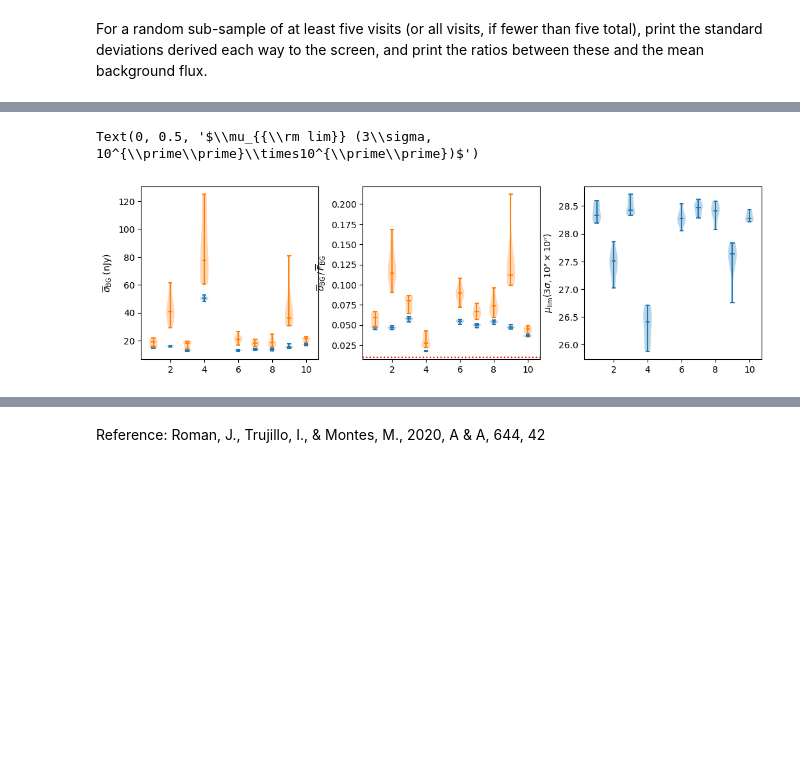
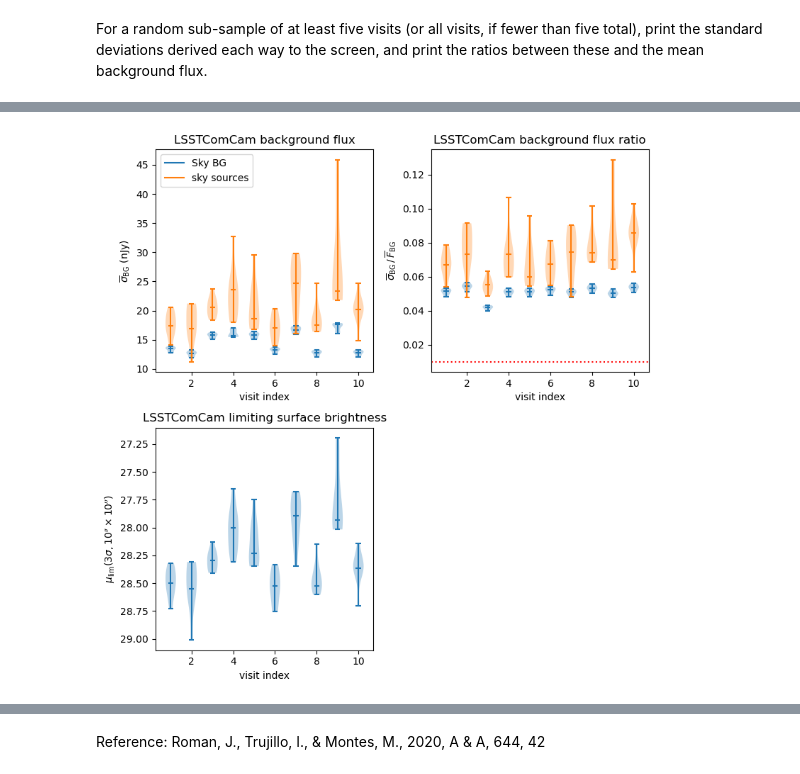
Before and after one commit to zhouconghao/sciunit_lsb, a Jupyter notebook: notebooks/test_LVV-T1074.ipynb, the cells around one changed output, grey strips where cells are left out. Cells and saved outputs as stored; diff of their text form; code cells hidden in the pictures; blank space fills up the shorter version.

```diff
--- a/notebooks/test_LVV-T1074.ipynb
+++ b/notebooks/test_LVV-T1074.ipynb
@@ -32,0 +83,4 @@ Image and metadata retrieval is wrapped into a function called `retrieveImage`,
+# %%
+# Instantiate the Butler
+repo = "/repo/main"
+butler = Butler.from_config(repo, collections=collection)
@@ -234,16 +285,0 @@ Or run the following cell to initialize the notebook for HSC images.
-# %%
-# Initialize the butler repo pointing to the DM-45857 (w_2024_34) collection
-repo = "/repo/main"
-collection = "HSC/runs/RC2/w_2024_34/DM-45857"
-instrument = "HSC"
-detectors = list(range(104))
-detectors.remove(9)  # Faulty CCD in HSC
-
-butler = Butler(repo, collections=collection)
-
-# Find the visit IDs
-refs = butler.query_datasets("sourceTable_visit", collections=collection)
-# Limit to g-band visits
-visits = [x.dataId["visit"] for x in refs if x.dataId["band"] == "g"]
-# Reduce run-time by using a sub-sample of all visits
-visits = visits[:5]  # Larger number of CCDs in HSC, so a smaller sub-sample is a good idea
@@ -380,36 +459,56 @@ Create violin plots showing distributions of standard deviations in sky-subtract
 # %%
 # Pick 10 visits of the full sample at random, or all if len < 10
 if len(visits) < 10:
     idx = np.arange(len(visits))
 else:
+    rng = np.random.default_rng(12345)  # Set a seed for reproducibility
     idx = rng.choice(np.arange(len(visits)), size=10, replace=False)
 
-fig, ax = plt.subplots(1, 3, figsize=(12.5, 3.5))
+fig, axs = plt.subplots(2, 2, figsize=(8, 8))
+axs = axs.flatten()
+
 # Standard deviation
 # From background flux distributions
-ax[0].violinplot([noiseDict[visits[i]]["sigSkyBg"] for i in idx],
-                 showmedians=True)
-# From sky objects
-ax[0].violinplot([noiseDict[visits[i]]["sigSkyObj"] for i in idx],
-                showmedians=True)
-ax[0].set_ylabel(r"$\overline{\sigma}_{\rm BG}$ (nJy)")
+axs[0].violinplot(
+    [noiseDict[visits[i]]["sigSkyBg"] for i in idx],
+    showmedians=True,
+)
+# From sky sources
+axs[0].violinplot(
+    [noiseDict[visits[i]]["sigSkySource"] for i in idx],
+    showmedians=True,
+)
+legend_handles = [
+    Line2D([0], [0], color="C0", label="sky BG"),
+    Line2D([0], [0], color="C1", label="sky sources"),
+]
+axs[0].legend(handles=legend_handles)
+axs[0].set_xlabel("visit index")
+axs[0].set_ylabel(r"$\overline{\sigma}_{\rm BG}$ (nJy)")
+axs[0].set_title(f"{instrument} background flux")
 
 # Standard deviation / mean background flux
 # From background flux distributions
-ax[1].violinplot([noiseDict[visits[i]]["noiseFracBg"] for i in idx],
-                showmedians=True)
-# From sky objects
-ax[1].violinplot([noiseDict[visits[i]]["noiseFracObj"] for i in idx],
-                showmedians=True)
-ax[1].axhline(0.01, c="r", linestyle=":")
-ax[1].set_ylabel(r"$\overline{\sigma}_{\rm BG}\, /\, \overline{F}_{\rm BG}$")
-plt.subplots_adjust(wspace=0.25)
+axs[1].violinplot([noiseDict[visits[i]]["noiseFracBg"] for i in idx], showmedians=True)
+# From sky sources
+axs[1].violinplot([noiseDict[visits[i]]["noiseFracSource"] for i in idx], showmedians=True)
+axs[1].axhline(0.01, c="r", linestyle=":")
+axs[1].set_xlabel("visit index")
+axs[1].set_ylabel(r"$\overline{\sigma}_{\rm BG}\, /\, \overline{F}_{\rm BG}$")
+axs[1].set_title(f"{instrument} background flux ratio")
 
 # Limiting surface brightness
-ax[2].violinplot([noiseDict[visits[i]]["muLim"] for i in idx],
-                 showmedians=True)
-ax[2].set_ylabel(r"$\mu_{{\rm lim}} (3\sigma, 10^{\prime\prime}\times10^{\prime\prime})$")
+axs[2].violinplot([noiseDict[visits[i]]["muLim"] for i in idx], showmedians=True)
+axs[2].invert_yaxis()
+axs[2].set_xlabel("visit index")
+axs[2].set_ylabel(r"$\mu_{{\rm lim}} (3\sigma, 10^{\prime\prime}\times10^{\prime\prime})$")
+axs[2].set_title(f"{instrument} limiting surface brightness")
+
+axs[3].axis("off")
+
+plt.tight_layout()
+plt.show()
+plt.close()
 # %% [output]
-Text(0, 0.5, '$\\mu_{{\\rm lim}} (3\\sigma, 10^{\\prime\\prime}\\times10^{\\prime\\prime})$')
-[figure, old version]
+[figure, new version]
 # %% [markdown]
```
Also changed, not shown: parts of 30 cells of this notebook.
